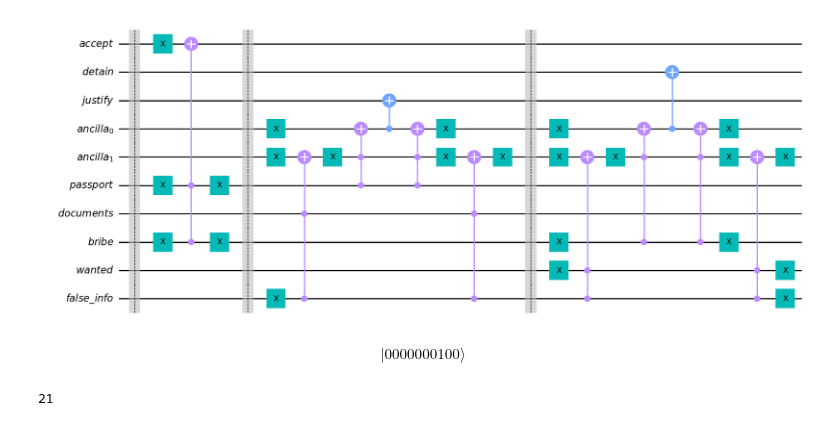
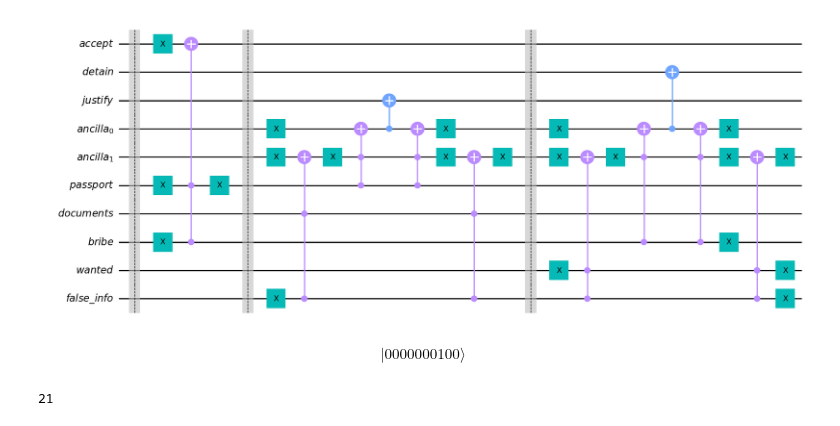
Before and after one commit to Dpbm/quantum, a Jupyter notebook: qiskit/papers-please.ipynb, the cells around one changed output. Cells and saved outputs as stored; diff of their text form; code cells hidden in the pictures.

```diff
--- a/qiskit/papers-please.ipynb
+++ b/qiskit/papers-please.ipynb
@@ -16,7 +16,6 @@ other_documents = QuantumRegister(1, name="documents")
 ancilla = QuantumRegister(2, name="ancilla")
 # %%
 qc = QuantumCircuit(accept, detain, justify, ancilla, passport, other_documents, bribe, wanted, false_info)
-
 
 qc.barrier()
 
@@ -24,7 +23,6 @@ qc.x(accept)
 qc.x(bribe)
 qc.x(passport)
 qc.ccx(bribe, passport, accept)
-qc.x(bribe)
 qc.x(passport)
 
 qc.barrier()
@@ -37,35 +35,34 @@ qc.x(ancilla[-1])
 qc.ccx(passport, ancilla[-1], ancilla[-2])
 qc.cx(ancilla[-2], justify)
 qc.ccx(passport, ancilla[-1], ancilla[-2])
 qc.x(ancilla[-1])
 qc.ccx(false_info, other_documents, ancilla[-1])
 qc.x(ancilla[-1])
 qc.x(ancilla[-2])
 
 qc.barrier()
 
 
 qc.x(wanted)
-qc.x(bribe)
 qc.x(ancilla[-1])
 qc.x(ancilla[-2])
 qc.ccx(false_info, wanted, ancilla[-1])
 qc.x(ancilla[-1])
 qc.ccx(bribe, ancilla[-1], ancilla[-2])
 qc.cx(ancilla[-2], detain)
 qc.ccx(bribe, ancilla[-1], ancilla[-2])
 qc.x(ancilla[-1])
 qc.ccx(false_info, wanted, ancilla[-1])
 qc.x(false_info)
 qc.x(wanted)
 qc.x(bribe)
 qc.x(ancilla[-1])
 qc.x(ancilla[-2])
 
 display(qc.draw("mpl"))
 Statevector(qc).draw("latex")
 # %% [output]
-[figure, old version]
+[figure, new version]
 $$ |0000000100\rangle$$
 # %%
 qc.depth()
```
